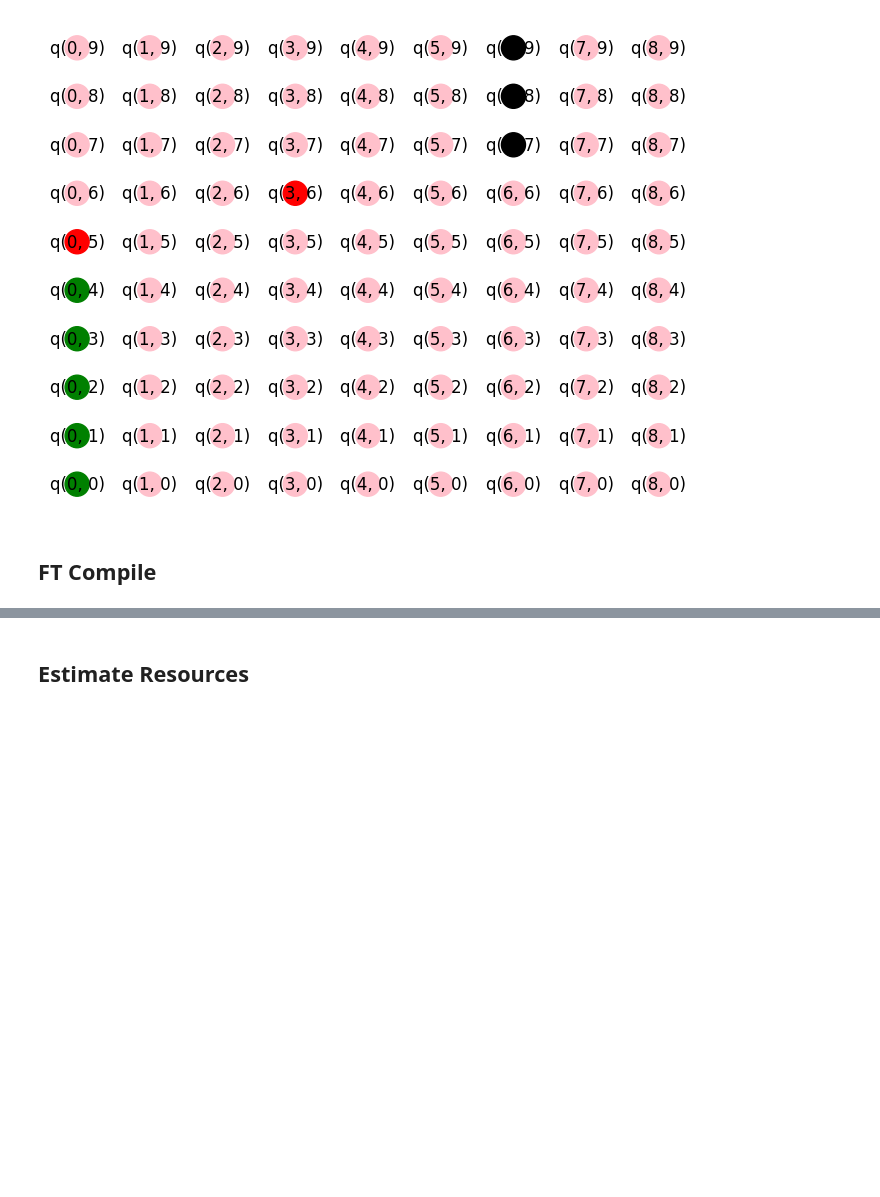
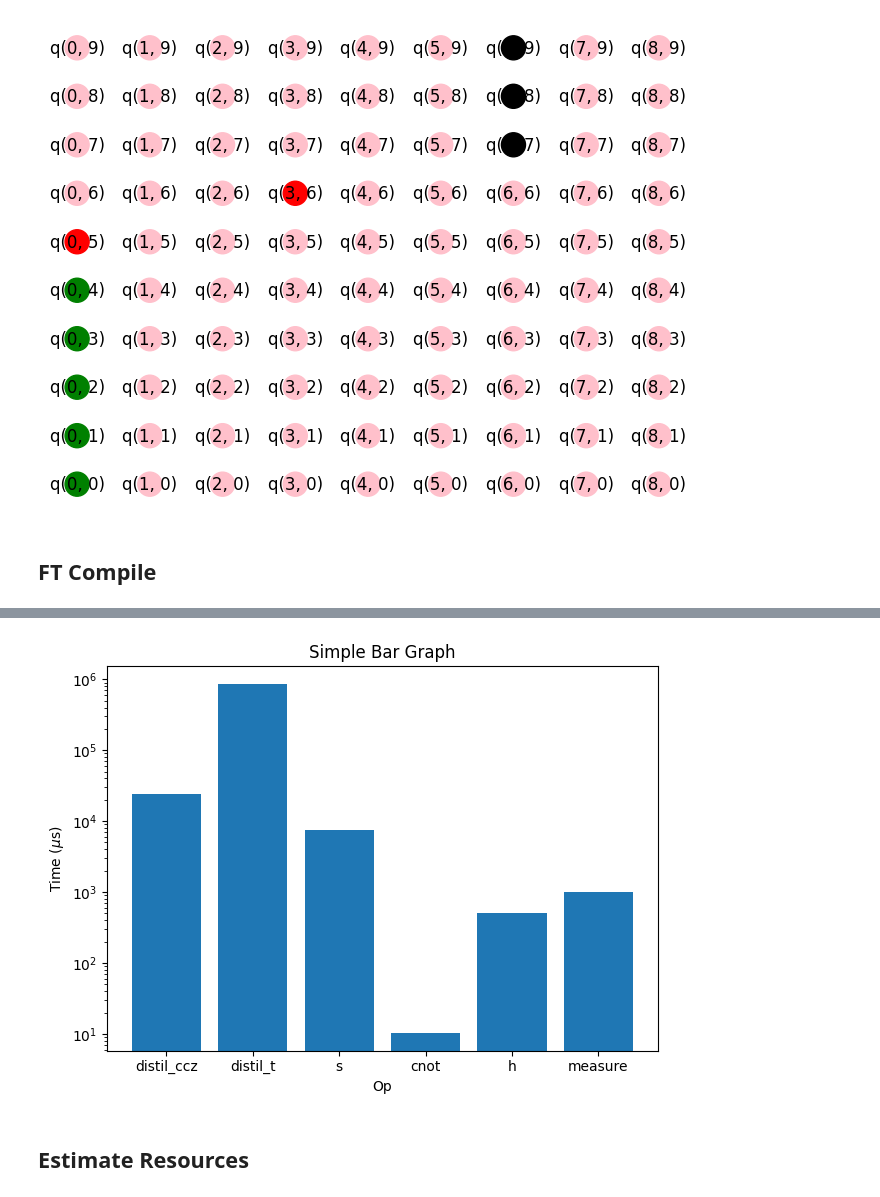
Before and after one commit to Infleqtion/resource-superstaq, a Jupyter notebook: notebooks/using_distillation.ipynb, the cells around one changed output, grey strips where cells are left out. Cells and saved outputs as stored; diff of their text form; code cells hidden in the pictures; blank space fills up the shorter version.

Commit message:
Added prints of counts of primitives
as well as a plot of the times each primitive takes

```diff
--- a/notebooks/using_distillation.ipynb
+++ b/notebooks/using_distillation.ipynb
@@ -82,3 +141,28 @@ primitive_circuit = res.ftqc.ft_compile(layout=layout, arc=ssm, verbose=True)
+# %%
+# We see distil_t is the largest cost in time
+op_times = [ssm._distil_ccz_cost["op_time"],
+ ssm._distil_t_cost['op_time'],
+ ssm._s_cost["op_time"],
+ ssm._cnot_cost["op_time"],
+ ssm._h_cost["op_time"],
+ ssm._measure_cost["op_time"],
+]
+op_names = ['distil_ccz',
+            'distil_t',
+            's',
+            'cnot',
+            'h',
+            'measure',]
+f, ax = plt.subplots()
+ax.bar(op_names, op_times)
+ax.set_xlabel("Op")
+ax.set_ylabel(r"Time ($\mu$s)")
+ax.set_title("Simple Bar Graph")
+ax.set_yscale('log')
+plt.tight_layout()
+plt.show()
+# %% [output]
+[figure, added]
 # %% [markdown]
 ## Estimate Resources
 # %%
```
Also changed, not shown: parts of 5 cells of this notebook.
